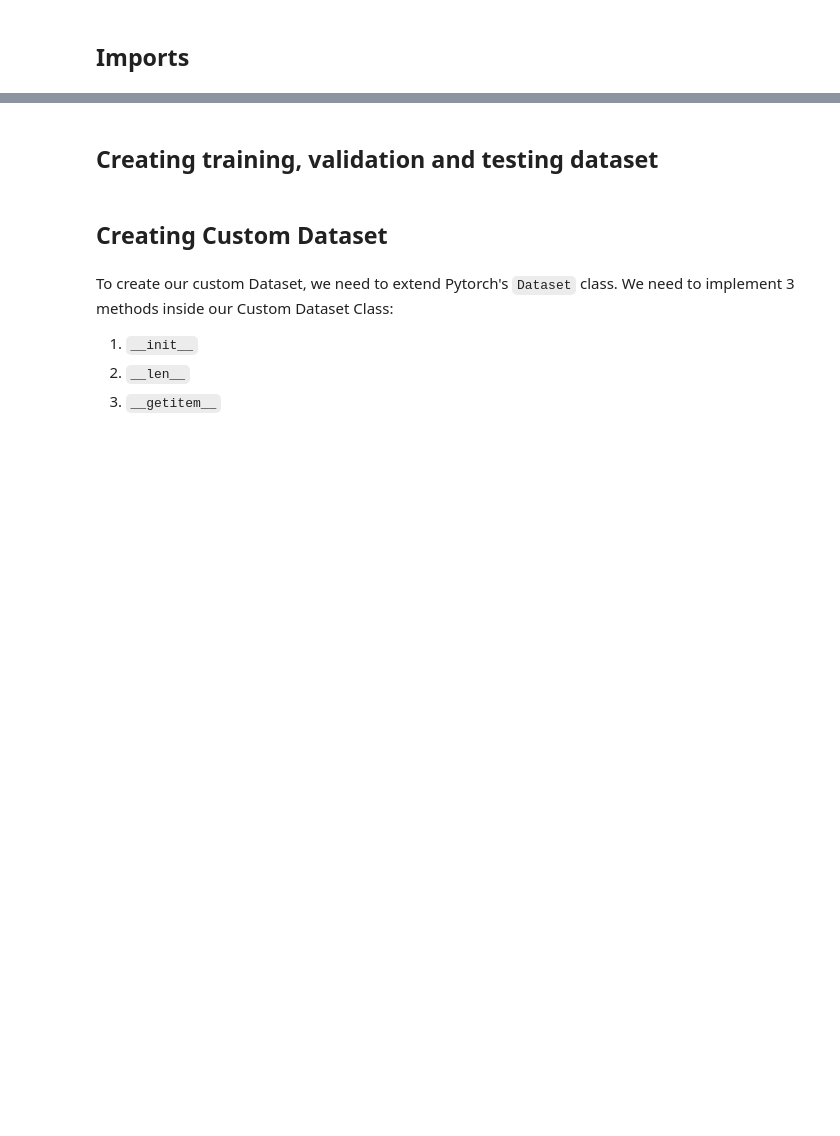
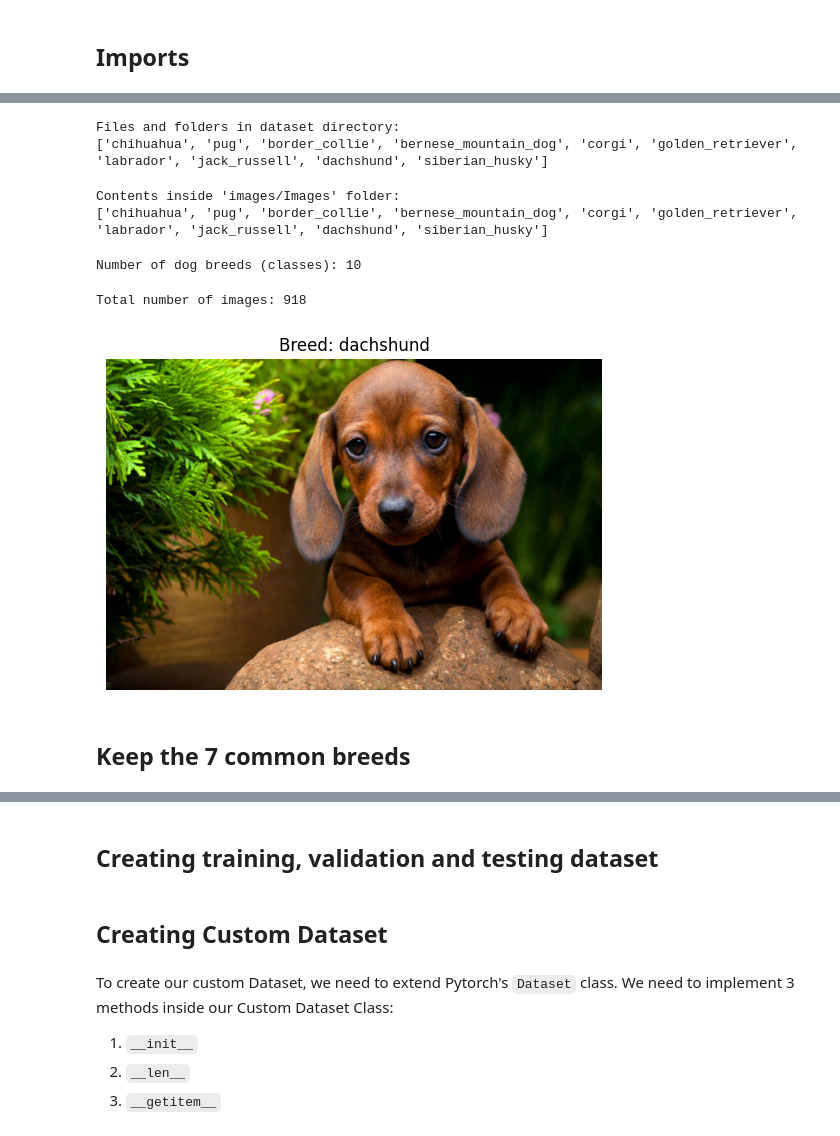
Before and after one commit to humzkhan/CSC420A2, a Jupyter notebook: dog-breed-classifier-final.ipynb, the cells around one changed output, grey strips where cells are left out. Cells and saved outputs as stored; diff of their text form; code cells hidden in the pictures; blank space fills up the shorter version.

```diff
--- a/dog-breed-classifier-final.ipynb
+++ b/dog-breed-classifier-final.ipynb
@@ -23,0 +88,7 @@ dataset = ImageFolder('Images')
+# %%
+import kagglehub
+
+# Download latest version
+path_dbi = kagglehub.dataset_download("eward96/dog-breed-images")
+
+print("Path to dataset files:", path_dbi)
@@ -23,0 +98,55 @@ dataset = ImageFolder('Images')
+# %%
+import os
+
+dataset_path_dbi = path_dbi
+
+# List the dataset files
+print("Files and folders in dataset directory:")
+print(os.listdir(dataset_path_dbi))
+# %% [output]
+Files and folders in dataset directory:
+['chihuahua', 'pug', 'border_collie', 'bernese_mountain_dog', 'corgi', 'golden_retriever', 'labrador', 'jack_russell', 'dachshund', 'siberian_husky']
+# %%
+train_dir_dbi = os.path.join(dataset_path_dbi)  # Correcting path
+print("Contents inside folder:")
+print(os.listdir(train_dir_dbi)[:10])  # Should print 10 breed folders
+# %% [output]
+Contents inside 'images/Images' folder:
+['chihuahua', 'pug', 'border_collie', 'bernese_mountain_dog', 'corgi', 'golden_retriever', 'labrador', 'jack_russell', 'dachshund', 'siberian_husky']
+# %%
+num_classes_dbi = len(os.listdir(train_dir_dbi))
+print(f"Number of dog breeds (classes): {num_classes_dbi}")
+# %% [output]
+Number of dog breeds (classes): 10
+# %%
+image_count_dbi = sum([len(files) for _, _, files in os.walk(train_dir_dbi)])
+print(f"Total number of images: {image_count_dbi}")
+# %% [output]
+Total number of images: 918
+# %%
+import random
+from PIL import Image
+
+# Select a random breed folder
+random_breed_dbi = random.choice(os.listdir(train_dir_dbi))
+breed_path_dbi = os.path.join(train_dir_dbi, random_breed_dbi)
+
+# Select a random image from the breed folder
+random_image_dbi = random.choice(os.listdir(breed_path_dbi))
+image_path_dbi = os.path.join(breed_path_dbi, random_image_dbi)
+
+# Fixing: Ensure it's a file, not a directory
+while os.path.isdir(image_path_dbi):
+    random_image_dbi = random.choice(os.listdir(breed_path_dbi))
+    image_path_dbi = os.path.join(breed_path_dbi, random_image_dbi)
+
+# Open and display image
+img = Image.open(image_path_dbi)
+plt.imshow(img)
+plt.title(f"Breed: {random_breed_dbi}")
+plt.axis("off")
+plt.show()
+# %% [output]
+[figure, added]
+# %% [markdown]
+## Keep the 7 common breeds
```
Also changed, not shown: parts of 12 cells of this notebook.
